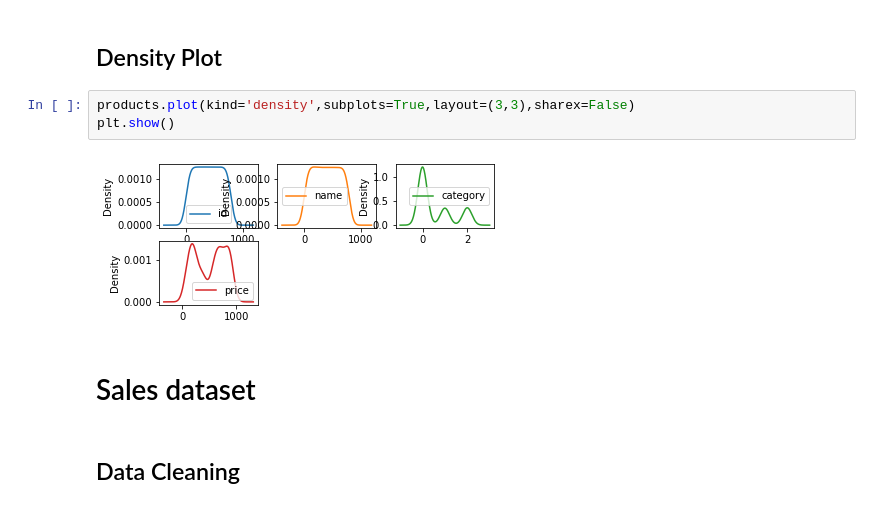
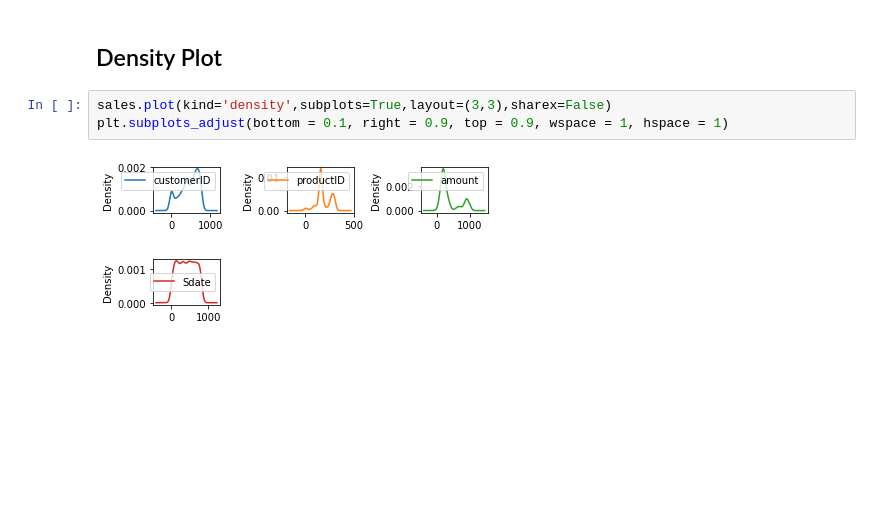
Before and after one commit to saharkhmissi11/customers-segmentation, a Jupyter notebook: customers_segmentation.ipynb, the cells around one changed output. Cells and saved outputs as stored; diff of their text form; blank space fills up the shorter version.

Commit message:
histo + correlation + density

```diff
--- a/customers_segmentation.ipynb
+++ b/customers_segmentation.ipynb
@@ -238,11 +443,7 @@ plt.show()
 # %% [markdown]
 ## Density Plot
 # %%
-products.plot(kind='density',subplots=True,layout=(3,3),sharex=False)
-plt.show()
+sales.plot(kind='density',subplots=True,layout=(3,3),sharex=False)
+plt.subplots_adjust(bottom = 0.1, right = 0.9, top = 0.9, wspace = 1, hspace = 1)
 # %% [output]
-[figure, old version]
+[figure, new version]
-# %% [markdown]
-#  Sales dataset
-# %% [markdown]
-## Data Cleaning
```
Also changed, not shown: parts of 70 cells of this notebook.
